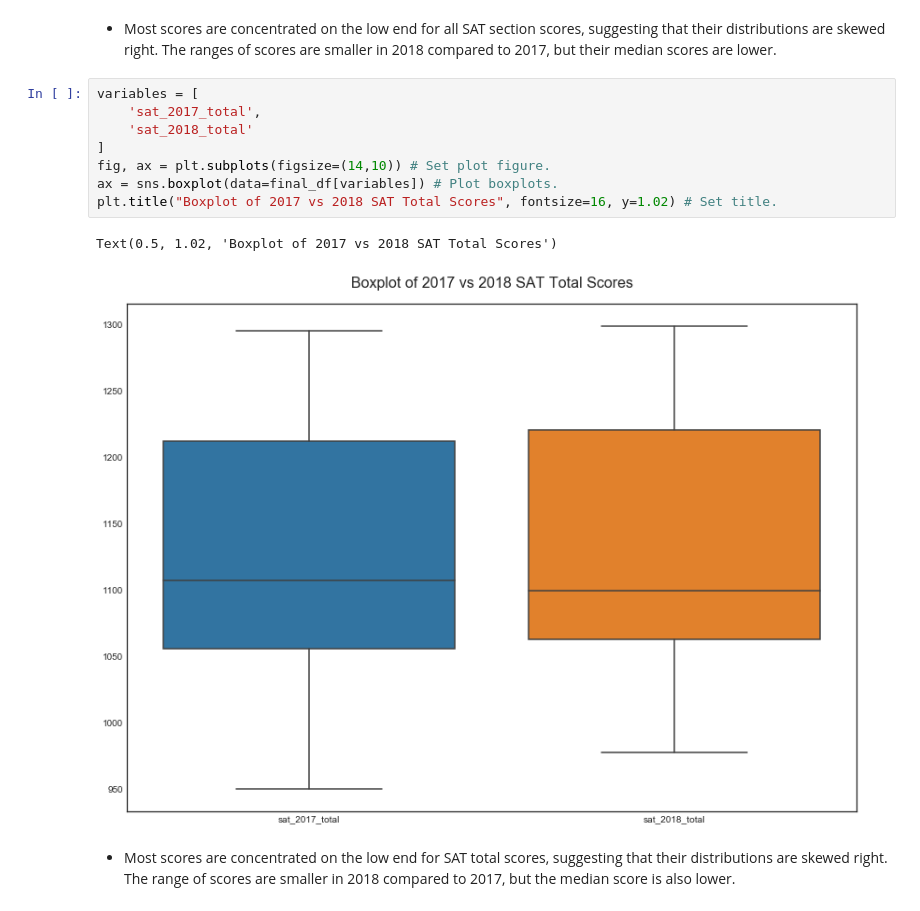
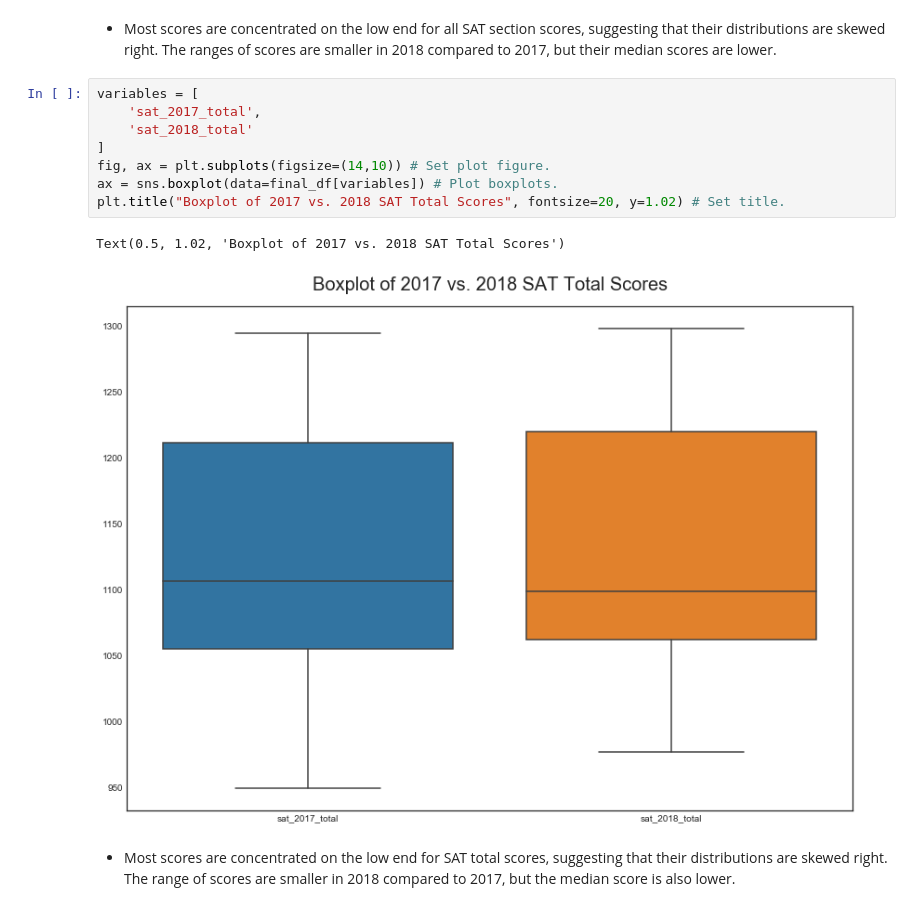
Before and after one commit to yufung/dsi-project-1, a Jupyter notebook: code/starter-code.ipynb, the cells around one changed output. Saved outputs shown, nothing was run; the diff lists cells and outputs as text.

```diff
--- a/code/starter-code.ipynb
+++ b/code/starter-code.ipynb
@@ -1161,14 +1161,14 @@ Text(0.5, 1.02, 'Boxplot of 2017 vs 2018 SAT Section Scores')
 # %%
 variables = [
     'sat_2017_total',
     'sat_2018_total'
 ]
 fig, ax = plt.subplots(figsize=(14,10)) # Set plot figure.
 ax = sns.boxplot(data=final_df[variables]) # Plot boxplots.
-plt.title("Boxplot of 2017 vs 2018 SAT Total Scores", fontsize=16, y=1.02) # Set title.
+plt.title("Boxplot of 2017 vs. 2018 SAT Total Scores", fontsize=20, y=1.02) # Set title.
 # %% [output]
-Text(0.5, 1.02, 'Boxplot of 2017 vs 2018 SAT Total Scores')
+Text(0.5, 1.02, 'Boxplot of 2017 vs. 2018 SAT Total Scores')
-[figure, old version]
+[figure, new version]
 # %% [markdown]
 - Most scores are concentrated on the low end for SAT total scores, suggesting that their distributions are skewed right. The range of scores are smaller in 2018 compared to 2017, but the median score is also lower.
 # %%
```
Also changed, not shown: parts of 3 cells of this notebook, 1 other file.
